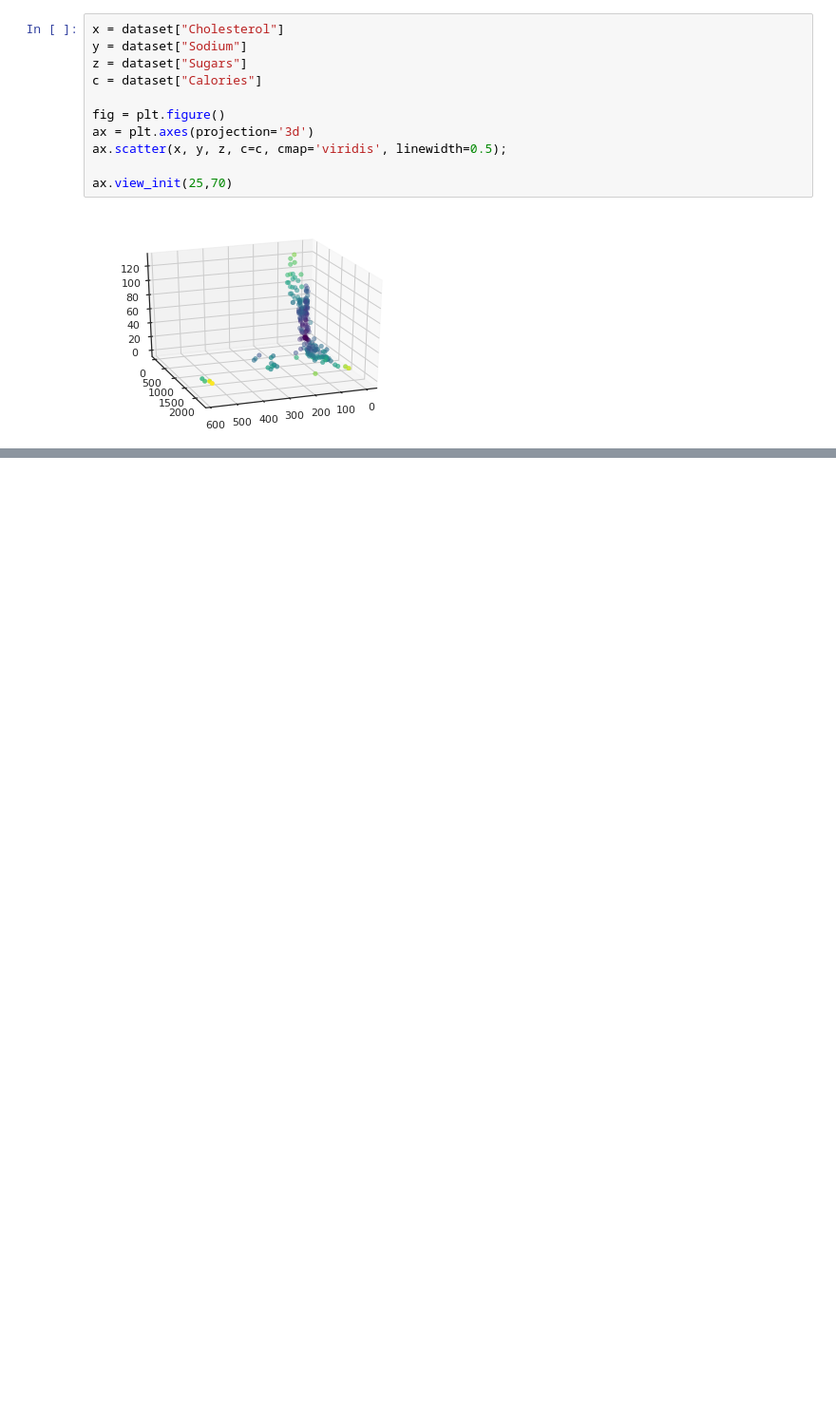
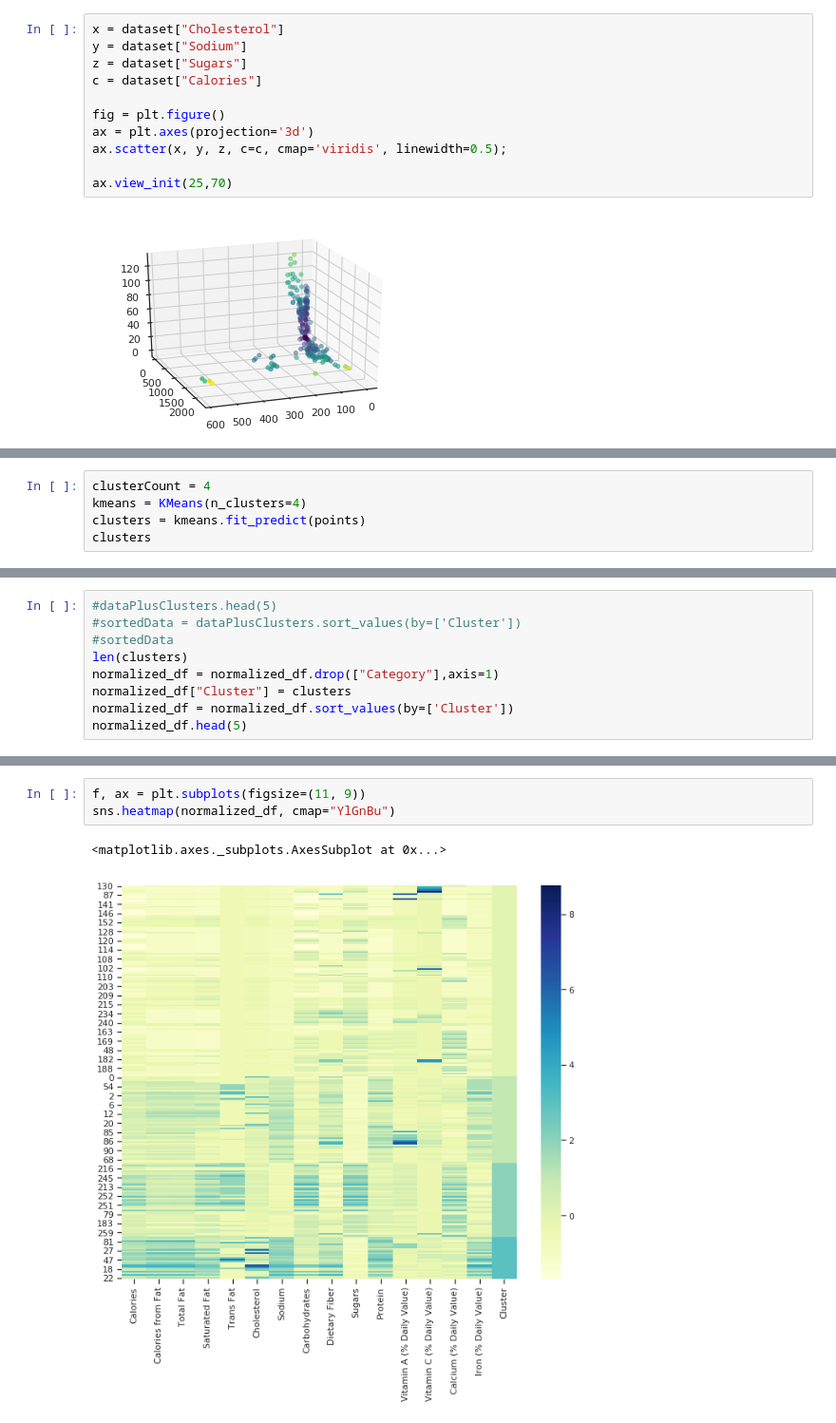
Before and after one commit to amontano495/McDonalds-Nutrition, a Jupyter notebook: McDonaldsNutrtionFacts.ipynb, the cells around one changed output, grey strips where cells are left out. Shown at 95% size. Drawn from its saved outputs; the diff is of its cells as text; blank space fills up the shorter version.

```diff
--- a/McDonaldsNutrtionFacts.ipynb
+++ b/McDonaldsNutrtionFacts.ipynb
@@ -171,0 +176,5 @@ foodClusters = pd.DataFrame(foodClusters,columns=['Item','Cluster'])
+# %%
+clusterCount = 4
+kmeans = KMeans(n_clusters=4)
+clusters = kmeans.fit_predict(points)
+clusters
@@ -194,2 +239,11 @@ for i in range(clusterCount):
  'Chicken McNuggets (20 piece)']
 ----------------------------------------------------------
+# %%
+#dataPlusClusters.head(5)
+#sortedData = dataPlusClusters.sort_values(by=['Cluster'])
+#sortedData
+len(clusters)
+normalized_df = normalized_df.drop(["Category"],axis=1)
+normalized_df["Cluster"] = clusters
+normalized_df = normalized_df.sort_values(by=['Cluster'])
+normalized_df.head(5)
@@ -195,0 +257,6 @@ for i in range(clusterCount):
+# %%
+f, ax = plt.subplots(figsize=(11, 9))
+sns.heatmap(normalized_df, cmap="YlGnBu")
+# %% [output]
+<matplotlib.axes._subplots.AxesSubplot at 0x...>
+[figure, added]
```
Also changed, not shown: parts of 11 cells of this notebook.
